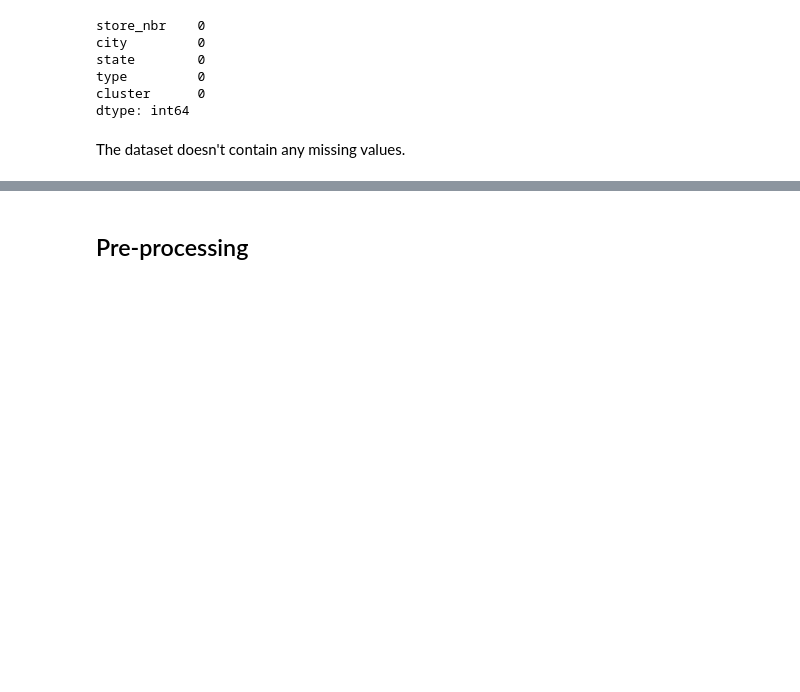
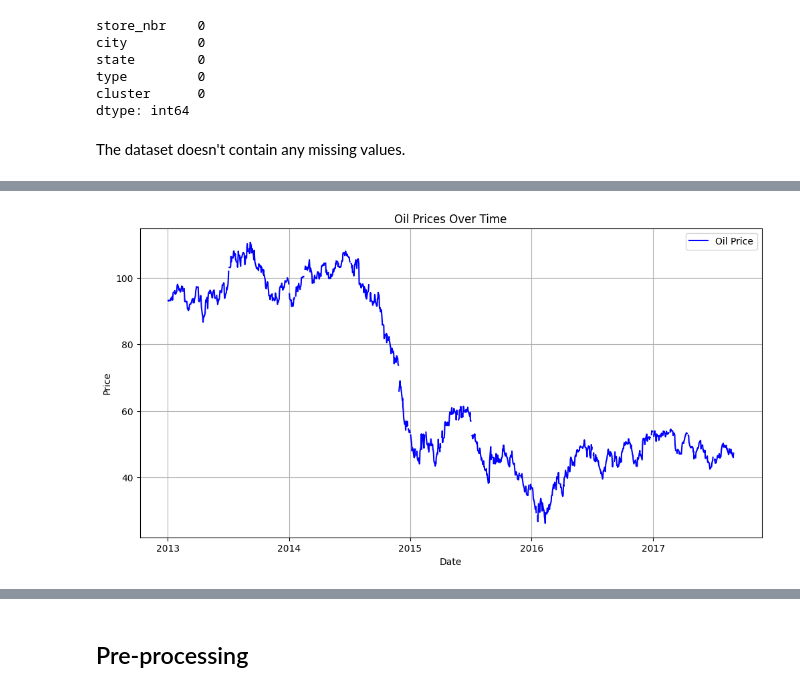
Before and after one commit to Milloz-dev/StoreSales-TimeSeriesForecasting, a Jupyter notebook: main.ipynb, the cells around one changed output, grey strips where cells are left out. Cells and saved outputs as stored; diff of their text form; code cells hidden in the pictures; blank space fills up the shorter version.

```diff
--- a/main.ipynb
+++ b/main.ipynb
@@ -184,0 +217,20 @@ The dataset doesn't contain any missing values.
+# %%
+#Plot data
+
+# Ensure the date column is in datetime format
+oil_df['date'] = pd.to_datetime(oil_df['date'])
+
+# Sort by date to ensure correct ordering
+oil_df = oil_df.sort_values('date')
+
+# Plot the oil price over time
+plt.figure(figsize=(12, 6))
+plt.plot(oil_df['date'], oil_df['dcoilwtico'], label='Oil Price', color='blue')
+plt.title('Oil Prices Over Time')
+plt.xlabel('Date')
+plt.ylabel('Price')
+plt.legend()
+plt.grid(True)
+plt.show()
+# %% [output]
+[figure, added]
```
Also changed, not shown: parts of 27 cells of this notebook.
